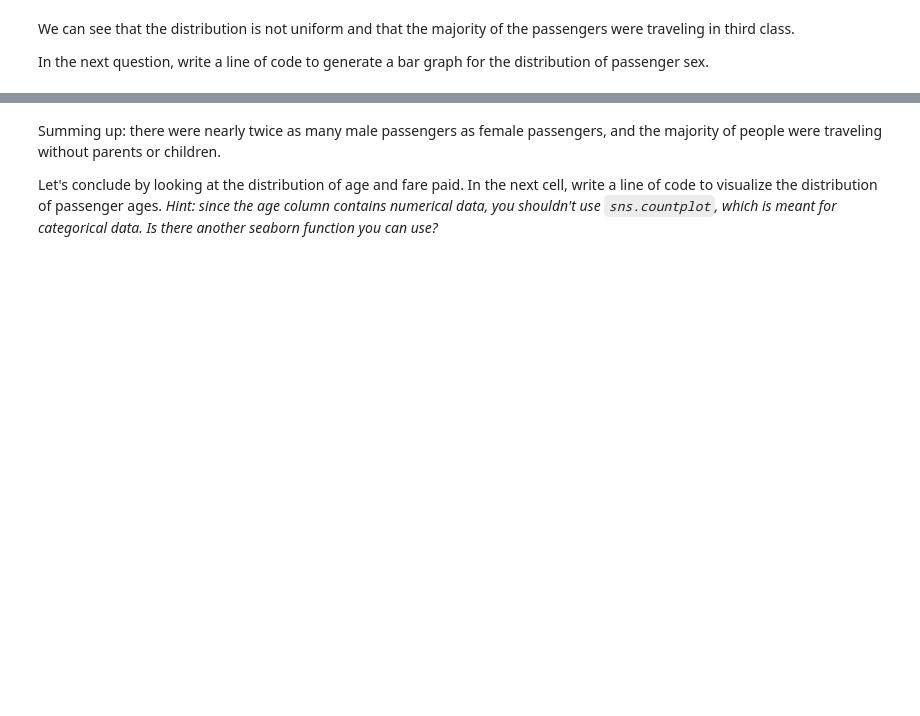
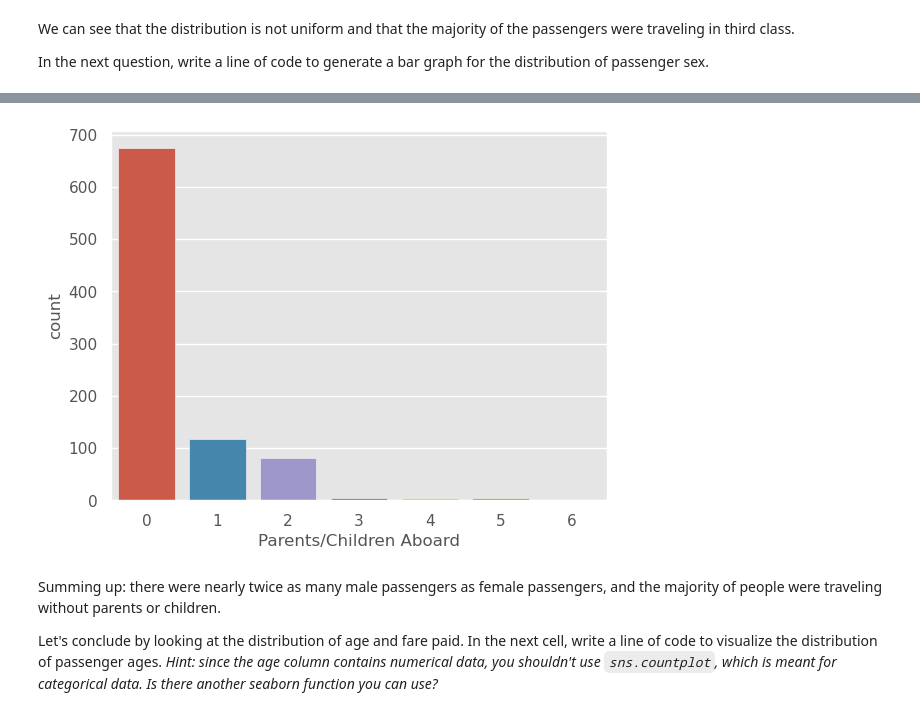
Before and after one commit to ds-102/sp24-materials, a Jupyter notebook: lab/lab01/lab01.ipynb, the cells around one changed output, grey strips where cells are left out. Cells and saved outputs as stored; diff of their text form; code cells hidden in the pictures; blank space fills up the shorter version.

```diff
--- a/lab/lab01/lab01.ipynb
+++ b/lab/lab01/lab01.ipynb
@@ -213,6 +233,8 @@ In the next question, write a line of code to generate a bar graph for the distr
 # %%
 # TODO: use countplot to show the distribution of the number of parents/children aboard
-...
+sns.countplot(x = titanic["Parents/Children Aboard"]);
+# %% [output]
+[figure, added]
 # %% [markdown]
 Summing up: there were nearly twice as many male passengers as female passengers, and the majority of people were traveling without parents or children.
 
```
Also changed, not shown: parts of 31 cells of this notebook.
